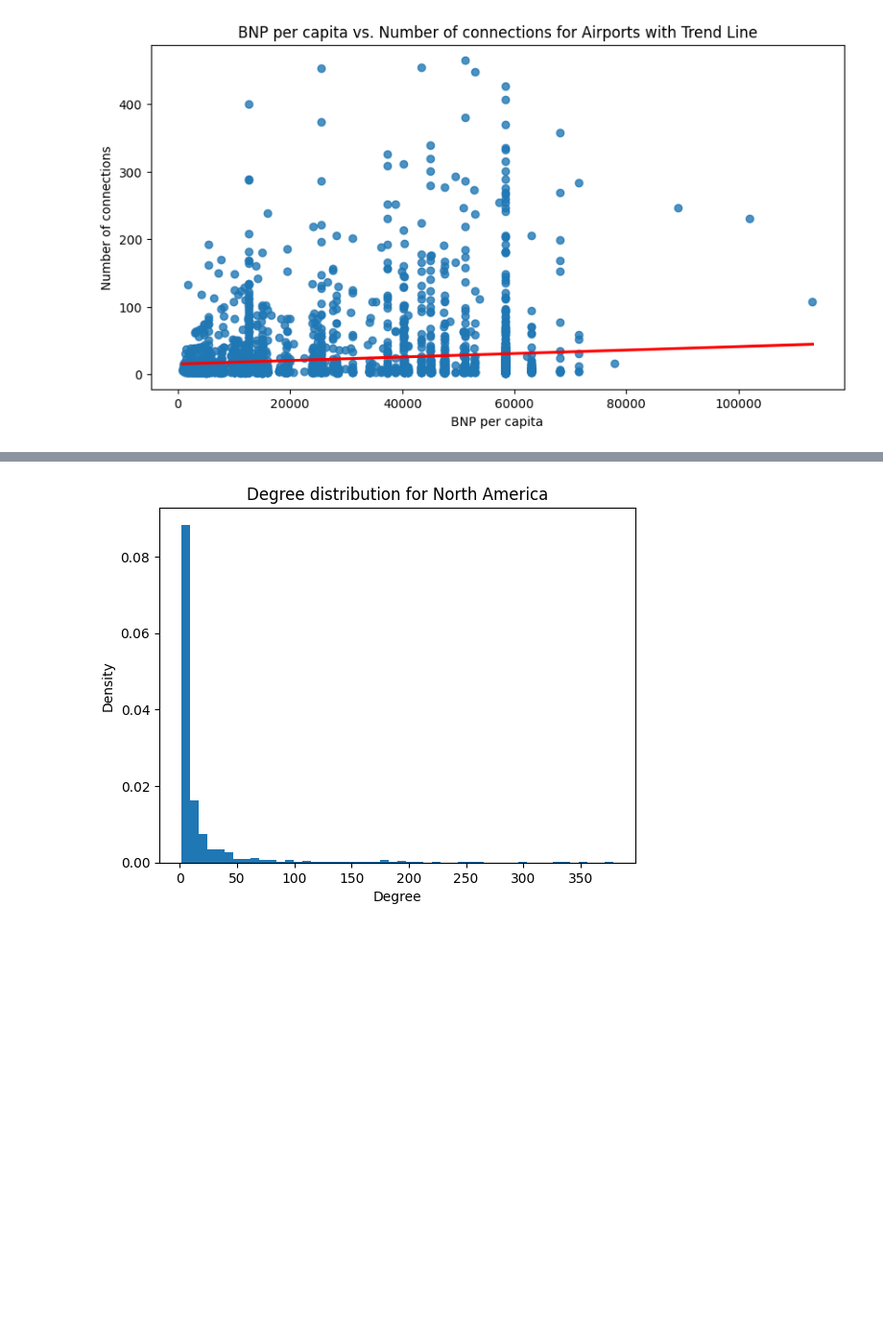
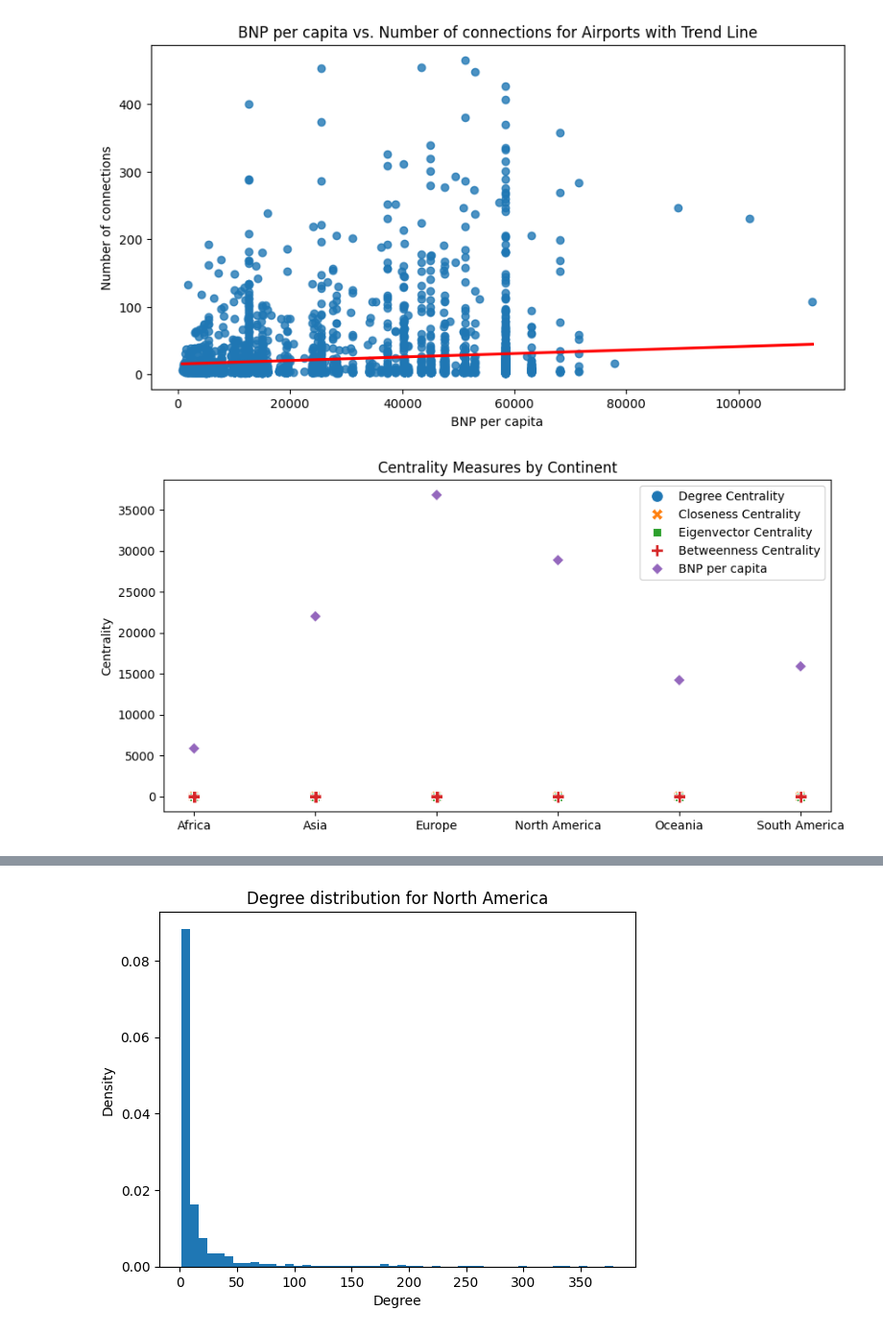
Before and after one commit to kommodeskab/SocialProject, a Jupyter notebook: graph_analysis.ipynb, the cells around one changed output, grey strips where cells are left out. Shown at 96% size. Drawn from its saved outputs; the diff is of its cells as text; code cells hidden in the pictures; blank space fills up the shorter version.

Commit message:
Update graph_analysis

```diff
--- a/graph_analysis.ipynb
+++ b/graph_analysis.ipynb
@@ -360,6 +372,7 @@ Continent: Oceania, Number of airports: 281
 
 #remove Antarctica
 subgraphs = [i for i in subgraphs if i.number_of_nodes() > 0]
+list_of_centralities = {}
 
 for i in subgraphs:
     # Basic Properties
@@ -386,6 +399,8 @@ for i in subgraphs:
     avg_eigenvector = sum(eigenvector_centrality.values()) / len(eigenvector_centrality)
     avg_betweenness = sum(betweenness_centrality.values()) / len(betweenness_centrality)
 
+    list_of_centralities[i] = [avg_degree, avg_closeness, avg_eigenvector, avg_betweenness]
+
 
 
     #print the basic properties
@@ -400,6 +415,8 @@ for i in subgraphs:
     print(f"Betweenness centrality mean: {avg_betweenness:.4f}")
     print(f"Closeness centrality mean: {avg_closeness:.4f}")
     print(f"Eigenvector centrality mean: {avg_eigenvector:.4f}")
+
+print(list_of_centralities)
 # %% [output]
 --------------------
 Continent: North America
@@ -518,6 +527,14 @@ Correlation between BNP per capita and number of connections for airports: 0.107
 import matplotlib.pyplot as plt
 import numpy as np
 import seaborn as sns  # Seaborn provides easy trend line plotting
+
+#find unique coutries
+countries = set([v['country'] for k, v in IATA.items()])
+#find the continent of each country
+continent_to_country = {v['country']: v['continent'] for k, v in IATA.items()}
+#print(continent_to_country)
+
+
 
 # Scatter plot with trend line for countries
 plt.figure(figsize=(10, 5))
@@ -549,3 +566,75 @@ plt.show()
 # %% [output]
 [figure]
 [figure]
+# %%
+#Split the list_of_centralities a list for each continent
+Africa = []
+Asia = []
+Europe = []
+North_America = []
+Oceania = []
+South_America = []
+
+for i in list_of_centralities:
+    if i.nodes[list(i.nodes())[0]]['continent'] == 'Africa':
+        Africa.append(list_of_centralities[i])
+    elif i.nodes[list(i.nodes())[0]]['continent'] == 'Asia':
+        Asia.append(list_of_centralities[i])
+    elif i.nodes[list(i.nodes())[0]]['continent'] == 'Europe':
+        Europe.append(list_of_centralities[i])
+    elif i.nodes[list(i.nodes())[0]]['continent'] == 'North America':
+        North_America.append(list_of_centralities[i])
+    elif i.nodes[list(i.nodes())[0]]['continent'] == 'Oceania':
+        Oceania.append(list_of_centralities[i])
+    elif i.nodes[list(i.nodes())[0]]['continent'] == 'South America':
+        South_America.append(list_of_centralities[i])
+
+#remove the outer list for each continent
+Africa = [item for sublist in Africa for item in sublist]
+Asia = [item for sublist in Asia for item in sublist]
+Europe = [item for sublist in Europe for item in sublist]
+North_America = [item for sublist in North_America for item in sublist]
+Oceania = [item for sublist in Oceania for item in sublist]
+South_America = [item for sublist in South_America for item in sublist]
+
+African_nations = [k for k, v in continent_to_country.items() if v == 'Africa']
+Asian_nations = [k for k, v in continent_to_country.items() if v == 'Asia']
+European_nations = [k for k, v in continent_to_country.items() if v == 'Europe']
+North_American_nations = [k for k, v in continent_to_country.items() if v == 'North America']
+Oceania_nations = [k for k, v in continent_to_country.items() if v == 'Oceania']
+South_American_nations = [k for k, v in continent_to_country.items() if v == 'South America']
+
+#find the average bnp for each continent
+bnp_africa = [bnp[k] for k in African_nations if k in bnp]
+bnp_asia = [bnp[k] for k in Asian_nations if k in bnp]
+bnp_europe = [bnp[k] for k in European_nations if k in bnp]
+bnp_north_america = [bnp[k] for k in North_American_nations if k in bnp]
+bnp_oceania = [bnp[k] for k in Oceania_nations if k in bnp]
+bnp_south_america = [bnp[k] for k in South_American_nations if k in bnp]
+
+
+#Create a dataframe with the data
+import pandas as pd
+df = pd.DataFrame([Africa, Asia, Europe, North_America, Oceania, South_America], columns=['Degree Centrality', 'Closeness Centrality', 'Eigenvector Centrality', 'Betweenness Centrality'], index=['Africa', 'Asia', 'Europe', 'North America', 'Oceania', 'South America'])
+df['BNP per capita'] = [np.mean(bnp_africa), np.mean(bnp_asia), np.mean(bnp_europe), np.mean(bnp_north_america), np.mean(bnp_oceania), np.mean(bnp_south_america)]
+
+#create a categorical scatter plot with the data
+import seaborn as sns
+plt.figure(figsize=(10, 5))
+sns.scatterplot(data=df, s=100)
+plt.ylabel('Centrality')
+plt.title('Centrality Measures by Continent')
+plt.show()
+
+#plot the BNP per capita for each continent
+plt.figure(figsize=(10, 5))
+sns.boxplot(data=[bnp_africa, bnp_asia, bnp_europe, bnp_north_america, bnp_oceania, bnp_south_america])
+plt.xticks(ticks=[0, 1, 2, 3, 4, 5], labels=['Africa', 'Asia', 'Europe', 'North America', 'Oceania', 'South America'])
+plt.ylabel('BNP per capita')
+plt.title('BNP per capita by Continent')
+plt.show()
+
+df_corr = df.corr()
+sns.heatmap(df_corr, annot=True)
+# %% [output]
+[figure, added]
```
Also changed, not shown: parts of 9 cells of this notebook.
